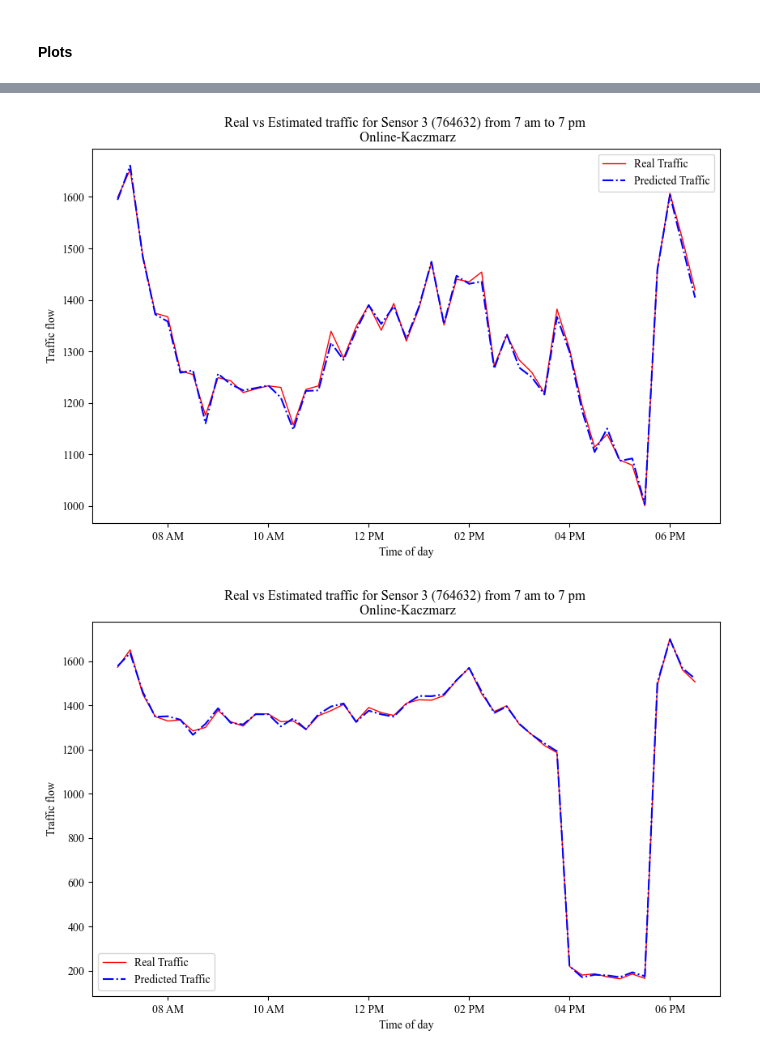
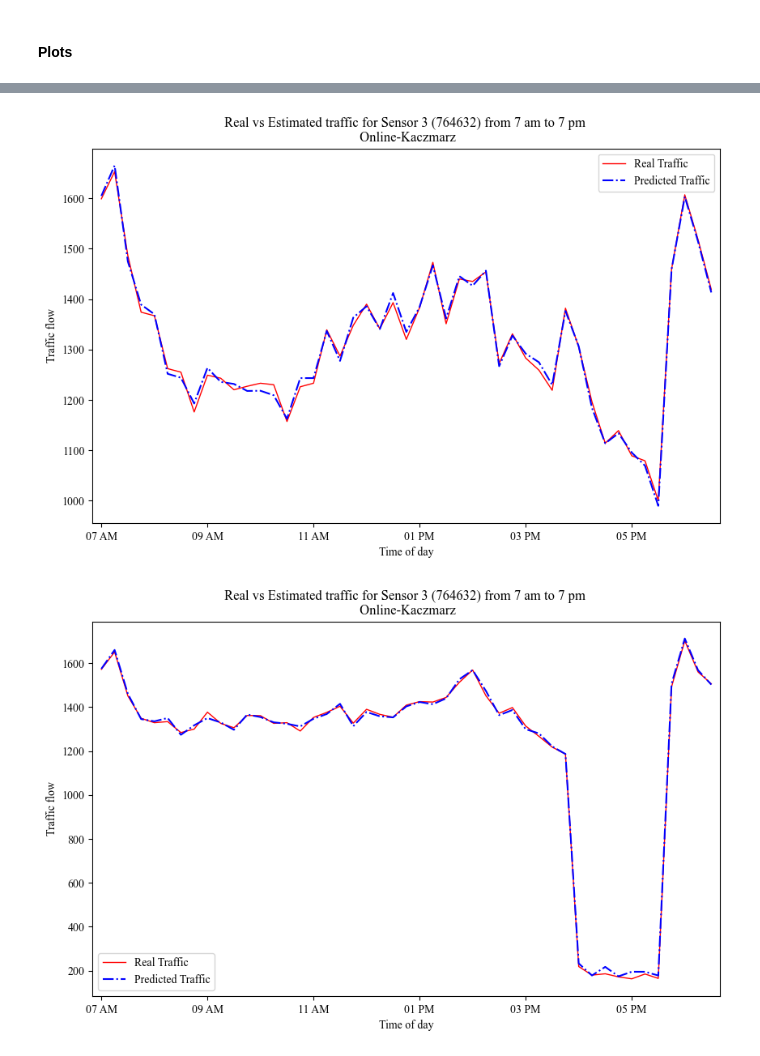
Before and after one commit to fsaudm/Recursive-Estimation-of-Polynomial-Approximation-Kaczmarz-Algorithm, a Jupyter notebook: Sensors.ipynb, the cells around one changed output, grey strips where cells are left out. Drawn from its saved outputs; the diff is of its cells as text; code cells hidden in the pictures.

```diff
--- a/Sensors.ipynb
+++ b/Sensors.ipynb
@@ -951,7 +912,7 @@ polynomial_degree = 2
 """
 
 
-target_values_2 = traffic_764848.iloc[:t, 0]
+target_values = traffic_764848.iloc[:t, 0]
 # Generate Y as target_values (real Y's)
 
 # Initialize weights and estimations
@@ -972,7 +933,7 @@ for i in tqdm(range(t)):
     # Normalize and scale to -1,1 the input:
     x_i = ( x_i - x_i.min() ) / ( x_i.max() - x_i.min() )*2 - 1
 
-    weight_predictions, _ = online_kaczmarz_legendre_multiple(x_i, [target_values[i]], polynomial_degree)
+    weight_predictions, _ = online_kaczmarz_legendre_multiple(x_i, [target_values[i]+ noise[i]], polynomial_degree)
 
     #De-normalize rescale the weights:
     weight_predictions = (((weight_predictions + 1) / 2)  * ( x_i.max() - x_i.min() ) + x_i.min() )
@@ -1396,21 +1343,19 @@ Weights:  (136, 1)
 ####    Results
 ################################################################################################
 
-Predicted_Values = y_hat_3.flatten()
-print('Predicted_Values: ', Predicted_Values.shape)
-Real_Values = traffic_764632.iloc[:t, 0]
-print('Real_Values: ', Real_Values.shape)
-difference = (Real_Values-Predicted_Values).T
+print('Predicted_Values: ', y_hat_3.shape)
 
+y_3 = traffic_764632.iloc[:t, 0]
+print('Real_Values: ', y_3.shape)
 
-Y = pd.DataFrame({
-    'Predicted_Values': Predicted_Values,
-    'Real_Values': Real_Values,
-    'Difference': difference
+Y_3 = pd.DataFrame({
+    'Predicted_Values': y_hat_3,
+    'Real_Values': y_3,
+    'Difference': (y_3-y_hat_3).T
 })
 
 # Style DataFrame
-Y[-10:].style.format("{:.4f}")
+Y_3[-10:].style.format("{:.4f}")
 # %% [output]
 Predicted_Values:  (1440,)
 Real_Values:  (1440,)
@@ -1454,15 +1399,15 @@ r2:  0.30665970882966476
 # n = int(t / days)
 n = 28 # Corresponds to the 7 of November, 2018
 
-num_entries = len(Y['Real_Values'][(48*(n-1)+1):48*(n)])
+num_entries = len(Y_3['Real_Values'][(48*(n-1)+1):48*(n)])
 time_range = pd.date_range(start='7:00', end='19:00', freq='15min')
 time_values = np.tile(time_range, num_entries // len(time_range) + 1)[:num_entries]
 
 # Prepare plot data
 plot_df = pd.DataFrame({
     'Time': time_values,
-    'Real_Values': Y['Real_Values'][(48*(n-1)+1):48*(n)].values,
-    'Predicted_Values': Y['Predicted_Values'][(48*(n-1)+1):48*(n)].values
+    'Real_Values': Y_3['Real_Values'][(48*(n-1)+1):48*(n)].values,
+    'Predicted_Values': Y_3['Predicted_Values'][(48*(n-1)+1):48*(n)].values
 })
 
 # Plot data
@@ -1475,7 +1420,7 @@ ax.xaxis.set_major_locator(mdates.HourLocator(interval=2))
 ax.xaxis.set_major_formatter(mdates.DateFormatter('%I %p'))
 
 # Set x limits and titles
-ax.set_xlim(plot_df['Time'].min() - pd.Timedelta(minutes=30), plot_df['Time'].max() + pd.Timedelta(minutes=30))
+ax.set_xlim(plot_df['Time'].min() - pd.Timedelta(minutes=10), plot_df['Time'].max() + pd.Timedelta(minutes=10))
 ax.set(xlabel='Time of day', ylabel='Traffic flow', title='Real vs Estimated traffic for Sensor 3 (764632) from 7 am to 7 pm \n Online-Kaczmarz')
 ax.legend()
 
@@ -1490,36 +1435,36 @@ plt.show()
 # Extract data and generate time values
 # n = int(t / days)
 n = 30 # Corresponds to the 7 of November, 2018
 
-num_entries = len(Y['Real_Values'][(48*(n-1)+1):48*(n)])
+num_entries = len(Y_3['Real_Values'][(48*(n-1)+1):48*(n)])
 time_range = pd.date_range(start='7:00', end='19:00', freq='15min')
 time_values = np.tile(time_range, num_entries // len(time_range) + 1)[:num_entries]
 
 # Prepare plot data
 plot_df = pd.DataFrame({
     'Time': time_values,
-    'Real_Values': Y['Real_Values'][(48*(n-1)+1):48*(n)].values,
-    'Predicted_Values': Y['Predicted_Values'][(48*(n-1)+1):48*(n)].values
+    'Real_Values': Y_3['Real_Values'][(48*(n-1)+1):48*(n)].values,
+    'Predicted_Values': Y_3['Predicted_Values'][(48*(n-1)+1):48*(n)].values
 })
 
 # Plot data
 fig, ax = plt.subplots(figsize=(10, 6))
 ax.plot('Time', 'Real_Values', data=plot_df, linewidth=1, color='red', label='Real Traffic')
 ax.plot('Time', 'Predicted_Values', data=plot_df, linestyle='dashdot', label='Predicted Traffic', color='b')
 
 
 # Set x-axis format and locator
 ax.xaxis.set_major_locator(mdates.HourLocator(interval=2))
 ax.xaxis.set_major_formatter(mdates.DateFormatter('%I %p'))
 
 # Set x limits and titles
-ax.set_xlim(plot_df['Time'].min() - pd.Timedelta(minutes=30), plot_df['Time'].max() + pd.Timedelta(minutes=30))
+ax.set_xlim(plot_df['Time'].min() - pd.Timedelta(minutes=10), plot_df['Time'].max() + pd.Timedelta(minutes=10))
 ax.set(xlabel='Time of day', ylabel='Traffic flow', title='Real vs Estimated traffic for Sensor 3 (764632) from 7 am to 7 pm \n Online-Kaczmarz')
 ax.legend()
 
 plt.savefig('./Figures/after ignition - Change.png')
 
 plt.show()
 # %% [output]
-[figure, old version]
+[figure, new version]
-[figure, old version]
+[figure, new version]
```
Also changed, not shown: parts of 15 cells of this notebook, 6 other files.
